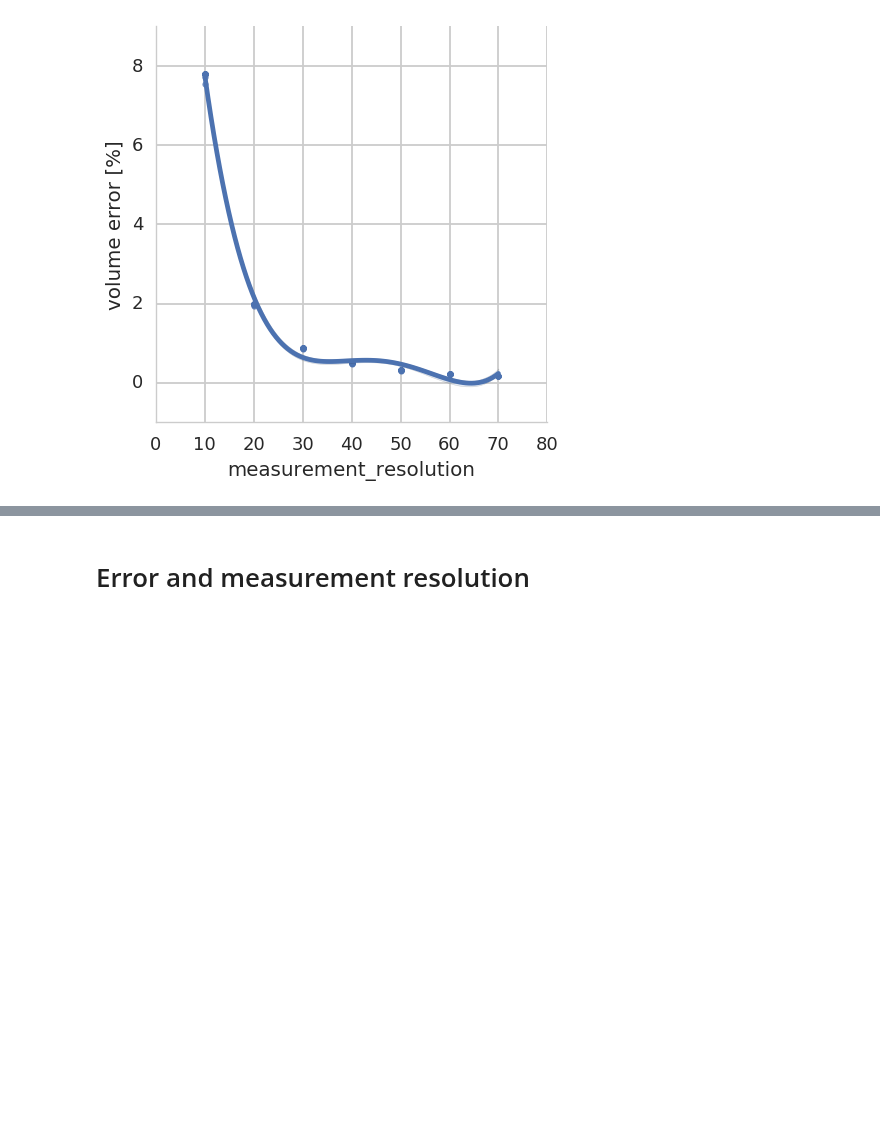
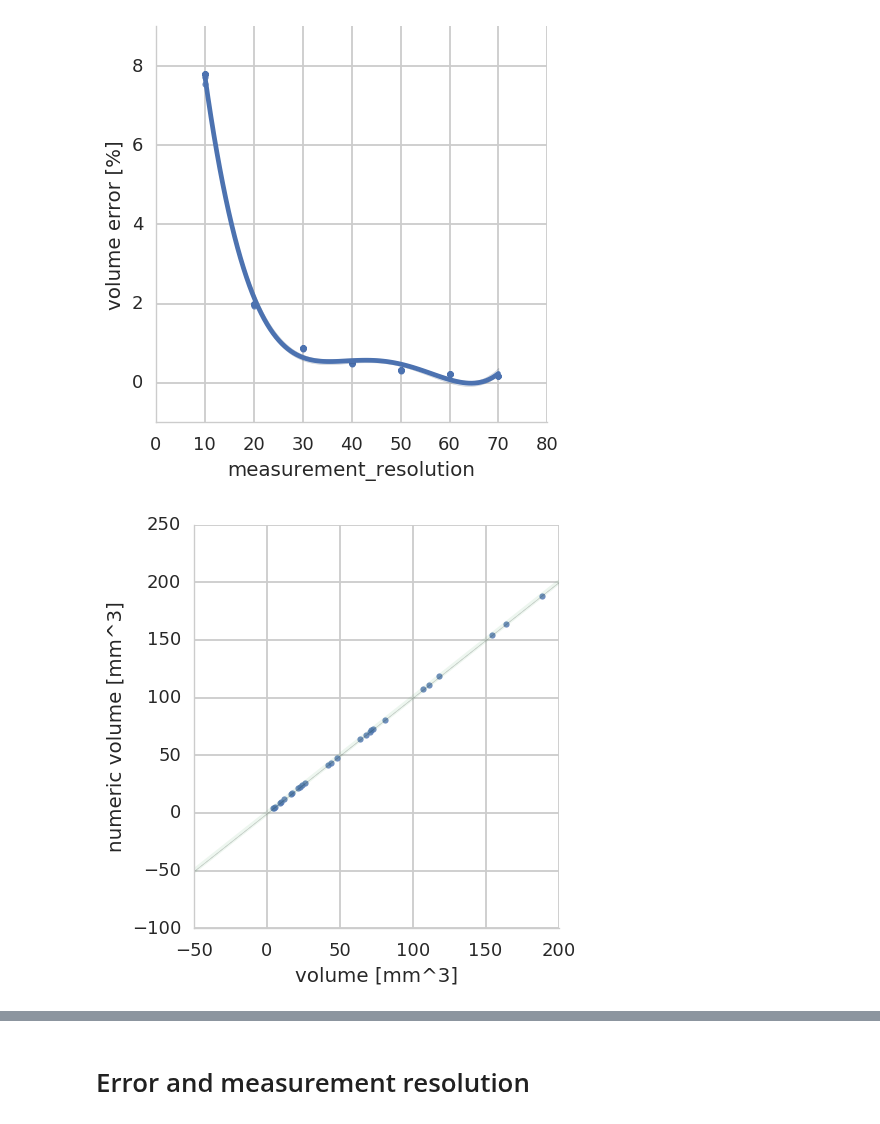
Before and after one commit to mjirik/teigen, a Jupyter notebook: examples/paperfigures.ipynb, the cells around one changed output, grey strips where cells are left out. Drawn from its saved outputs; the diff is of its cells as text; code cells hidden in the pictures; blank space fills up the shorter version.

Commit message:
numeric to analytic value

```diff
--- a/examples/paperfigures.ipynb
+++ b/examples/paperfigures.ipynb
@@ -244,3 +246,11 @@ sns.lmplot(y=k1, x=k2, data=dfs, order=4,
 # %% [output]
 <seaborn.axisgrid.FacetGrid at 0x...>
 [figure]
+# %%
+
+dfs = select_df(df, note="mix 4 cylinder volume + sphere error")
+sns.lmplot(data=dfs, x="volume [mm^3]", y="numeric volume [mm^3]", line_kws={"c":sns.color_palette()[1], "alpha":0.1})
+# sns.lmplot(data=dfs, x="volume [mm^3]", y="numeric volume [mm^3]")
+savefig("../graphics/num_volume_to_anal_volume")
+# %% [output]
+[figure, added]
```
Also changed, not shown: parts of 13 cells of this notebook, 3 other files.
